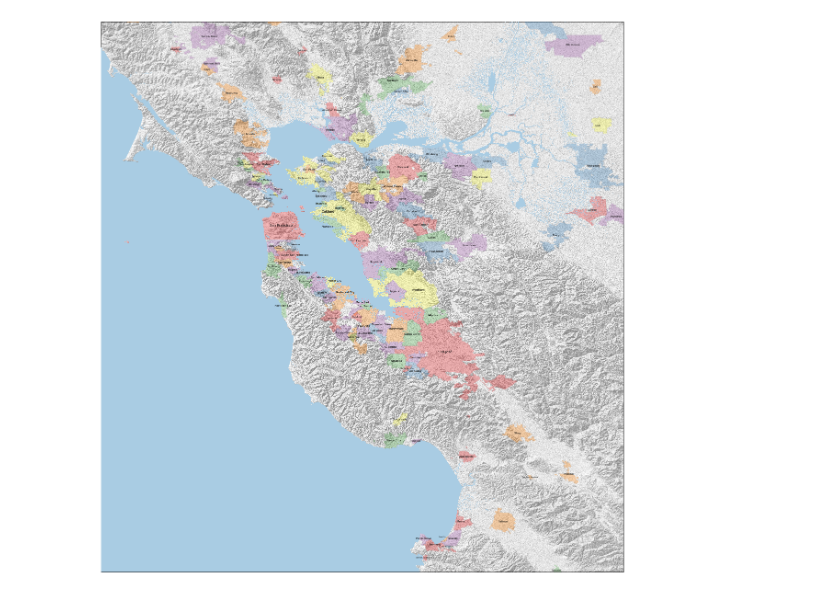
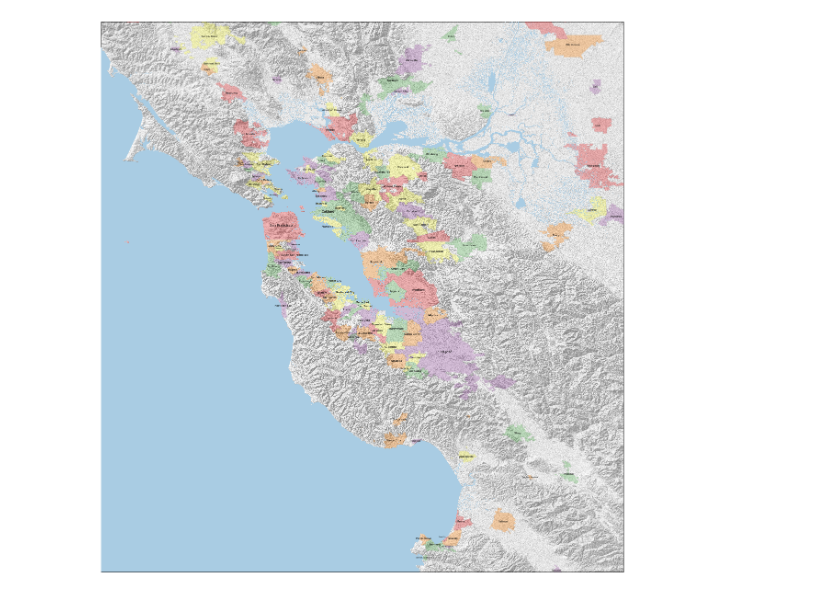
Before and after one commit to peterkagey/mapping_california, a Jupyter notebook: mapping_bay.ipynb, the cells around one changed output. Saved outputs shown, nothing was run; the diff lists cells and outputs as text; code cells hidden in the pictures.

```diff
--- a/mapping_bay.ipynb
+++ b/mapping_bay.ipynb
@@ -30,6 +27,19 @@ intersections = generate_intersections(reader, verbose=False)
+# %%
+# Read the city shapefiles and generate the neighbors map
+reader = shapereader.Reader('bay_area_cities/multipolygons.shp')
+
+# Atherton is missing from OSM: get it from an alternative source
+sm_reader = shapereader.Reader('san_mateo/City_Boundaries.shp')
+atherton = next(item for item in sm_reader.records() if 'ATHERTON' in item.attributes['NAME'])
+atherton.attributes['name'] = 'Atherton'
+
+records = list(reader.records())
+records.insert(0, atherton)
+# %%
+intersections = generate_intersections(records, verbose=False)
 # %%
 # From the neighbors map, assign colors to the cities
-colors =['#e41a1c', '#377eb8', '#4daf4a', '#984ea3', '#ff7f00', '#ffff33']
+colors =['#e41a1c', '#4daf4a', '#984ea3', '#ff7f00', '#ffff33']
 colormap = greedy_coloring(intersections, colors)
 # %%
 # Open the SRTM elevation file and compute a hillslope
@@ -76,6 +86,7 @@ tweaks = {
     "Fairfield": [0.0, 0.03],
     "Los Altos" : [0.0, 0.01],
     "Albany": [0.01, 0.0],
+    "Palo Alto": [0.0, 0.02]
 }
 # %%
 # Construct the map!
@@ -88,40 +99,40 @@ srtm_extent=[-124.0001389, -120.9998611, 35.9998611, 39.0001389]
 ax.imshow(intensity, cmap='gist_gray', alpha=0.5, origin='upper', extent=srtm_extent, zorder=0)
 
 # Duplicated cities or non-cities that we should skip.
-skip = ['City of Cupertino Service Center', 'Bodega Bay']
+skip = ['City of Cupertino Service Center', 'Bodega Bay', 'Stanford']
 replace = { b'San Jos\xe9': 'San José' }
 cities = set()
-for record in reader.records():
+for record in records:
     name = record.attributes['name']
     geometry = record.geometry
     if name == '' or name in cities or name in skip:
         continue
     cities.add(name)
     ax.add_geometries([geometry], ccrs.PlateCarree(),
                       alpha=0.3, color=colormap[name],
                       edgecolor='k', lw=0.1, zorder=5)
     # If the population is in the population map (as it is for most cities),
     # assign the font size to the log of the population
     if population.get(name):
         size = np.log10(population[name])*1.2 if population[name] > 0 else 1
     else:
         size = np.log10(10000)
     label = name if name not in replace else replace[name]
     # Compute the x and y position of the labels, considering the tweaks dictionary
     x = geometry.centroid.x
     y = geometry.centroid.y
     if tweaks.get(name):
         x += tweaks[name][0]
         y += tweaks[name][1]
     ax.text(x, y, label, fontsize=size, zorder=20, clip_on=True,
             ha='center', va='center', transform=ccrs.PlateCarree())
 
 #Make a pure blue colormap, and plot the water mask
 cm = LinearSegmentedColormap.from_list('water', [(169/255, 204/255, 227/255),(169/255, 204/255, 227/255)])
 ax.imshow(water, cmap=cm, origin='upper', alpha=1.0, extent=srtm_extent, zorder=10)
 
 # Save at a high resolution
 plt.savefig('bay_area_cities.png', bbox_inches='tight', dpi=600)
 plt.show()
 # %% [output]
-[figure, old version]
+[figure, new version]
```
Also changed, not shown: parts of 2 cells of this notebook, 10 other files.
